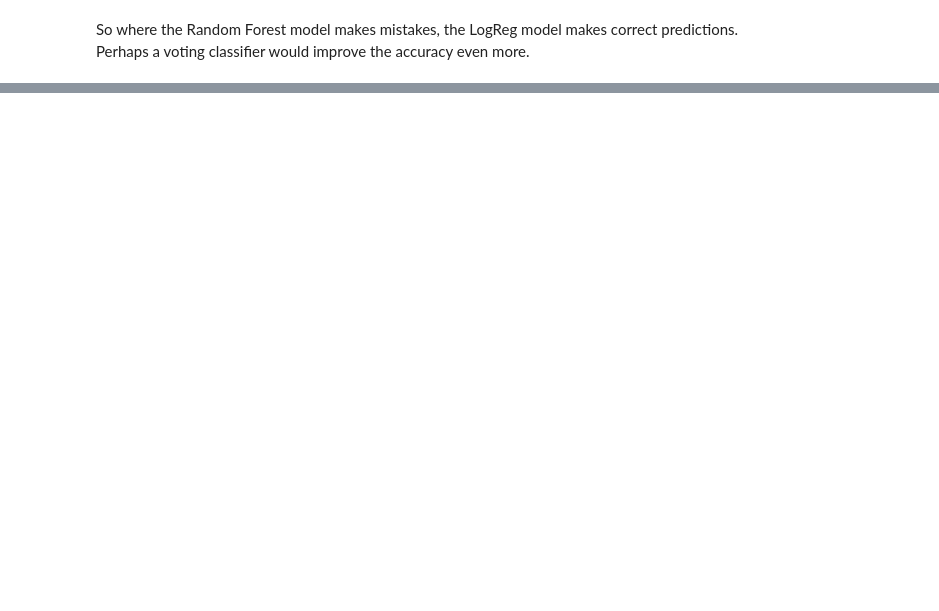
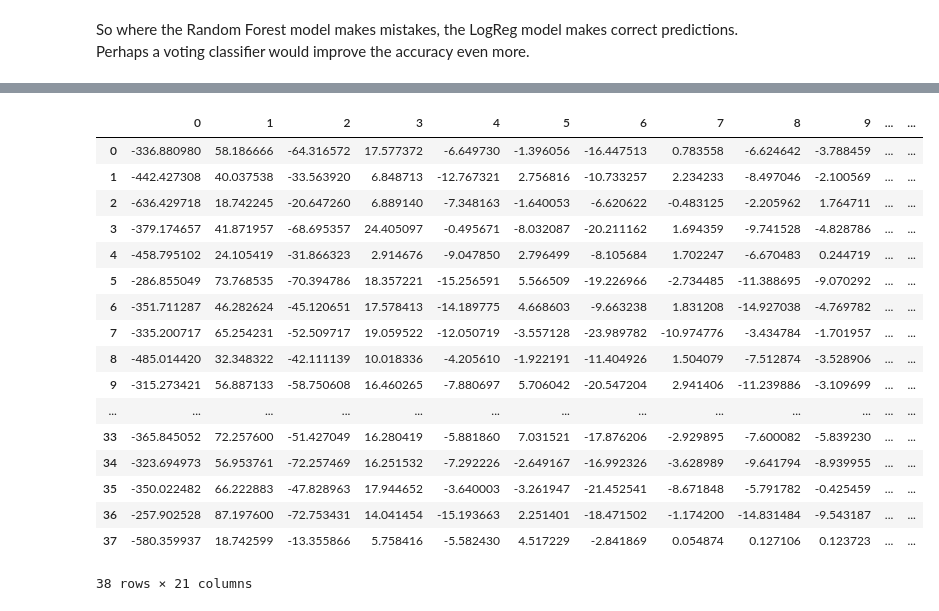
Before and after one commit to KatieBSC/TapDanceDecoder, a Jupyter notebook: notebooks/MVP_audio.ipynb, the cells around one changed output, grey strips where cells are left out. Cells and saved outputs as stored; diff of their text form; code cells hidden in the pictures; blank space fills up the shorter version.

```diff
--- a/notebooks/MVP_audio.ipynb
+++ b/notebooks/MVP_audio.ipynb
@@ -215,0 +239,21 @@ ROC_AUC_Score: 0.78125
+# %%
+pd.read_csv('../../../Source/Data/validate_mfcc_tempo.csv')
+# %% [output]
+|  | 0 | 1 | 2 | 3 | 4 | 5 | 6 | 7 | 8 | 9 | ... | ... |
+| 0 | -336.880980 | 58.186666 | -64.316572 | 17.577372 | -6.649730 | -1.396056 | -16.447513 | 0.783558 | -6.624642 | -3.788459 | ... | ... |
+| 1 | -442.427308 | 40.037538 | -33.563920 | 6.848713 | -12.767321 | 2.756816 | -10.733257 | 2.234233 | -8.497046 | -2.100569 | ... | ... |
+| 2 | -636.429718 | 18.742245 | -20.647260 | 6.889140 | -7.348163 | -1.640053 | -6.620622 | -0.483125 | -2.205962 | 1.764711 | ... | ... |
+| 3 | -379.174657 | 41.871957 | -68.695357 | 24.405097 | -0.495671 | -8.032087 | -20.211162 | 1.694359 | -9.741528 | -4.828786 | ... | ... |
+| 4 | -458.795102 | 24.105419 | -31.866323 | 2.914676 | -9.047850 | 2.796499 | -8.105684 | 1.702247 | -6.670483 | 0.244719 | ... | ... |
+| 5 | -286.855049 | 73.768535 | -70.394786 | 18.357221 | -15.256591 | 5.566509 | -19.226966 | -2.734485 | -11.388695 | -9.070292 | ... | ... |
+| 6 | -351.711287 | 46.282624 | -45.120651 | 17.578413 | -14.189775 | 4.668603 | -9.663238 | 1.831208 | -14.927038 | -4.769782 | ... | ... |
+| 7 | -335.200717 | 65.254231 | -52.509717 | 19.059522 | -12.050719 | -3.557128 | -23.989782 | -10.974776 | -3.434784 | -1.701957 | ... | ... |
+| 8 | -485.014420 | 32.348322 | -42.111139 | 10.018336 | -4.205610 | -1.922191 | -11.404926 | 1.504079 | -7.512874 | -3.528906 | ... | ... |
+| 9 | -315.273421 | 56.887133 | -58.750608 | 16.460265 | -7.880697 | 5.706042 | -20.547204 | 2.941406 | -11.239886 | -3.109699 | ... | ... |
+| ... | ... | ... | ... | ... | ... | ... | ... | ... | ... | ... | ... | ... |
+| 33 | -365.845052 | 72.257600 | -51.427049 | 16.280419 | -5.881860 | 7.031521 | -17.876206 | -2.929895 | -7.600082 | -5.839230 | ... | ... |
+| 34 | -323.694973 | 56.953761 | -72.257469 | 16.251532 | -7.292226 | -2.649167 | -16.992326 | -3.628989 | -9.641794 | -8.939955 | ... | ... |
+| 35 | -350.022482 | 66.222883 | -47.828963 | 17.944652 | -3.640003 | -3.261947 | -21.452541 | -8.671848 | -5.791782 | -0.425459 | ... | ... |
+| 36 | -257.902528 | 87.197600 | -72.753431 | 14.041454 | -15.193663 | 2.251401 | -18.471502 | -1.174200 | -14.831484 | -9.543187 | ... | ... |
+| 37 | -580.359937 | 18.742599 | -13.355866 | 5.758416 | -5.582430 | 4.517229 | -2.841869 | 0.054874 | 0.127106 | 0.123723 | ... | ... |
+38 rows × 21 columns
```
Also changed, not shown: parts of 12 cells of this notebook, 4 other files.
